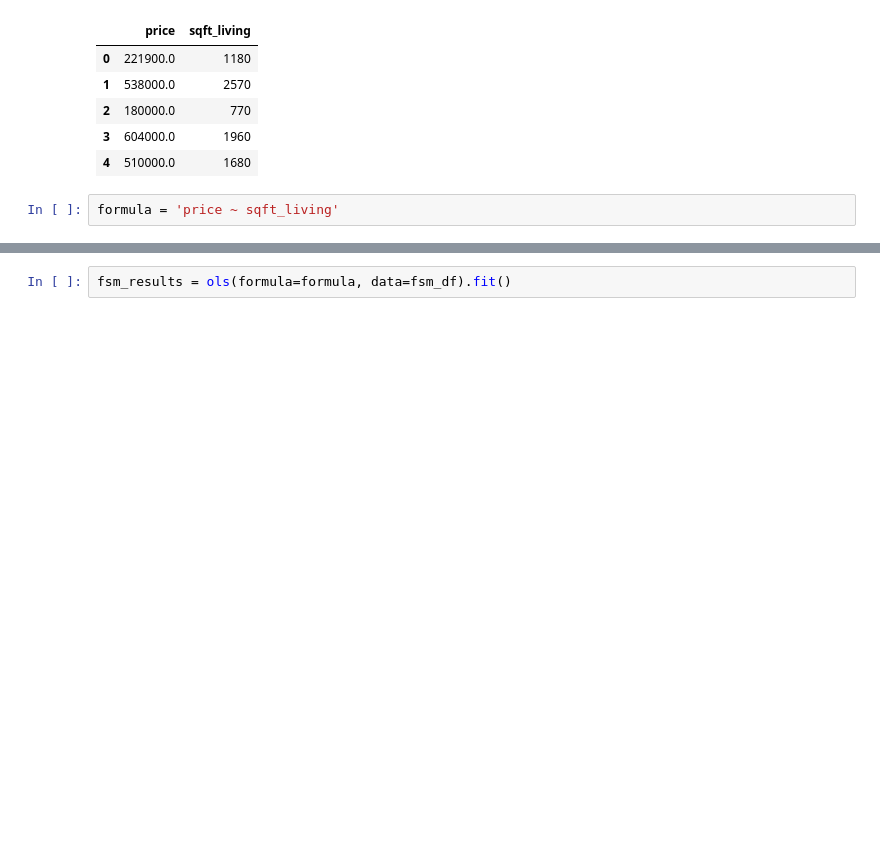
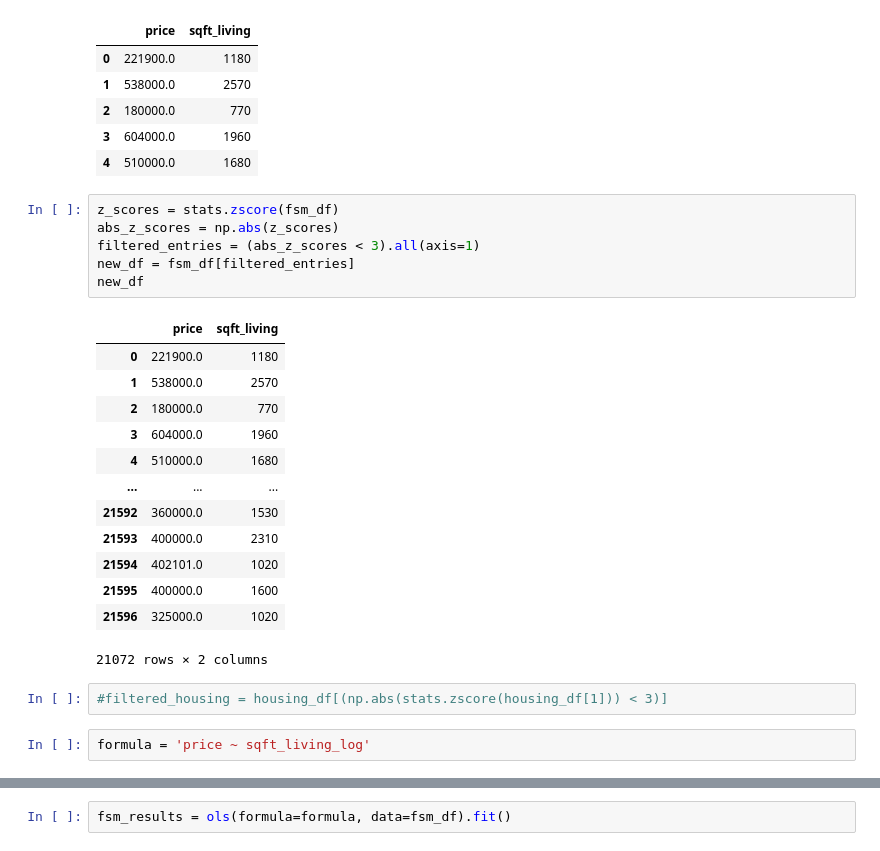
Before and after one commit to nancyho83/Property-Development-Analysis, a Jupyter notebook: Property_Development_Analysis.ipynb, the cells around one changed output, grey strips where cells are left out. Drawn from its saved outputs; the diff is of its cells as text; blank space fills up the shorter version.

```diff
--- a/Property_Development_Analysis.ipynb
+++ b/Property_Development_Analysis.ipynb
@@ -195,5 +196,27 @@ fsm_df.head()
 | 2 | 180000.0 | 770 |
 | 3 | 604000.0 | 1960 |
 | 4 | 510000.0 | 1680 |
+# %%
+z_scores = stats.zscore(fsm_df)
+abs_z_scores = np.abs(z_scores)
+filtered_entries = (abs_z_scores < 3).all(axis=1)
+new_df = fsm_df[filtered_entries]
+new_df
+# %% [output]
+|  | price | sqft_living |
+| 0 | 221900.0 | 1180 |
+| 1 | 538000.0 | 2570 |
+| 2 | 180000.0 | 770 |
+| 3 | 604000.0 | 1960 |
+| 4 | 510000.0 | 1680 |
+| ... | ... | ... |
+| 21592 | 360000.0 | 1530 |
+| 21593 | 400000.0 | 2310 |
+| 21594 | 402101.0 | 1020 |
+| 21595 | 400000.0 | 1600 |
+| 21596 | 325000.0 | 1020 |
+21072 rows × 2 columns
+# %%
+#filtered_housing = housing_df[(np.abs(stats.zscore(housing_df[1])) < 3)]
 # %%
-formula = 'price ~ sqft_living'
+formula = 'price ~ sqft_living_log'
```
Also changed, not shown: parts of 49 cells of this notebook.
